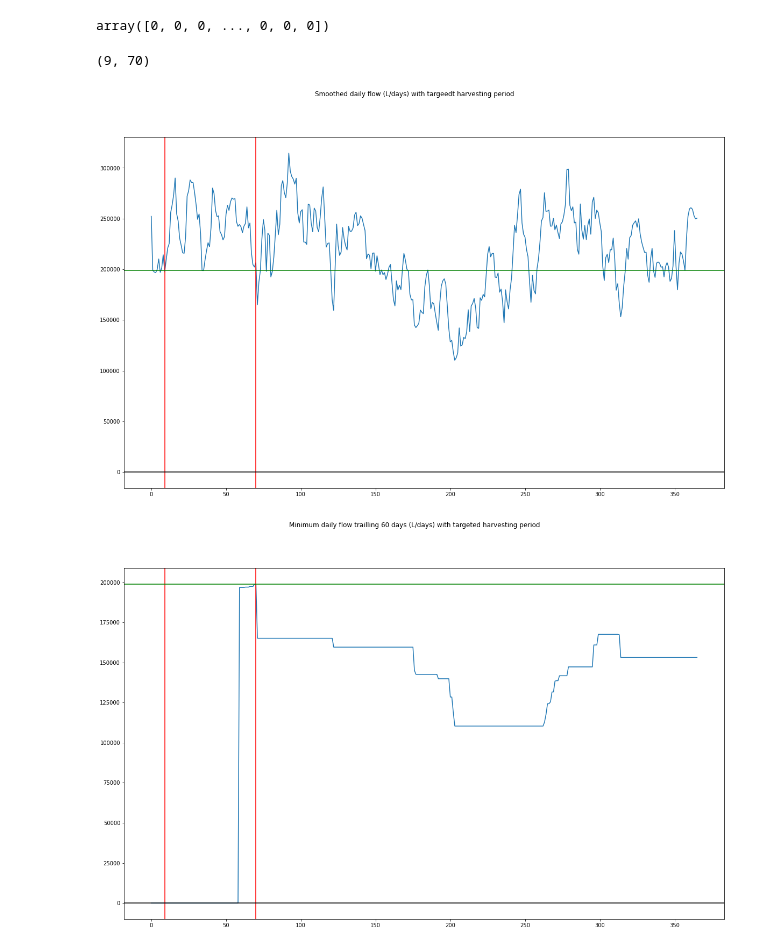
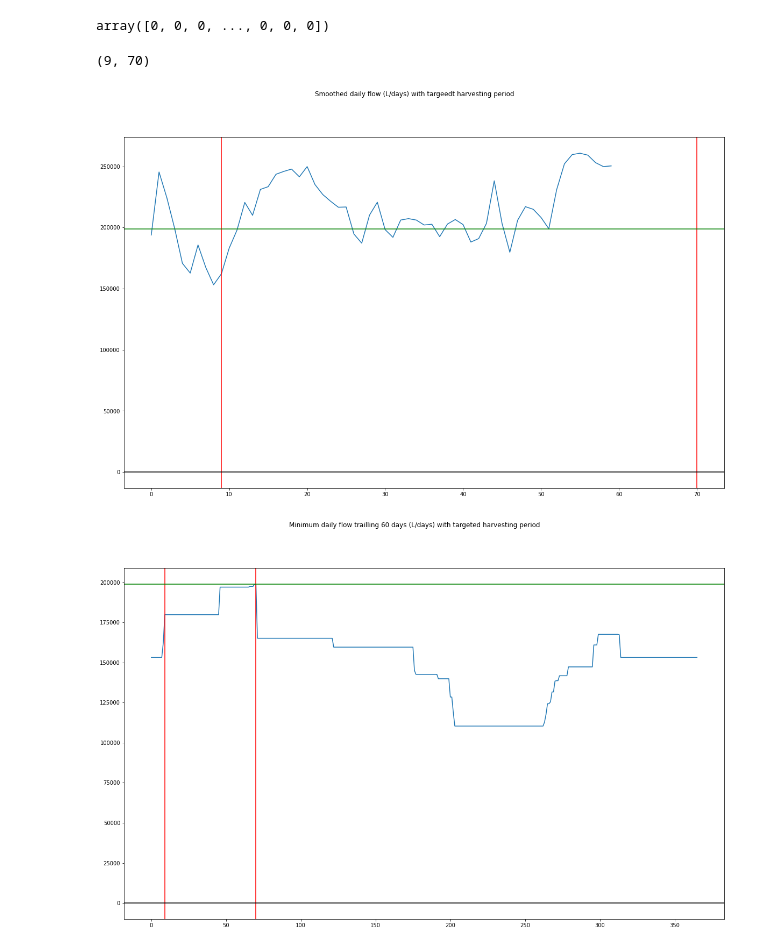
Before and after one commit to marcoboucas/irradiance, a Jupyter notebook: notebooks/best_harvesting_period.ipynb, the cells around one changed output. Saved outputs shown, nothing was run; the diff lists cells and outputs as text; code cells hidden in the pictures.

Commit message:
fix: Taking into account first days of year for the best harvesting period.

```diff
--- a/notebooks/best_harvesting_period.ipynb
+++ b/notebooks/best_harvesting_period.ipynb
@@ -9,7 +9,9 @@ import seaborn as sns
 sys.path.append('..')
 from src.data import load_data
 # %%
-data_2021 = load_data("../data", "2020")
+data_2021 = load_data("../data", "2021")
+data_2020 = load_data("../data", "2020")
+
 current_location = data_2021[:, 200, 200]
 # %%
 def compute_flow_rate_over_a_year(panel_size: int, point_data: np.array, panel_yield: float) -> np.array:
@@ -32,33 +34,37 @@ compute_flow_rate_over_a_year(4, current_location, 0.15)
 # %% [output]
 array([0, 0, 0, ..., 0, 0, 0])
 # %%
-def find_best_harvesting_period(yearly_flow_rate_15_min: np.array)-> tuple[int, int]:
+# During the growth process we need a one to two month period with 4 times more water than the rest of the year.
+# This period will define when we need to harvest plants
+ROLLING_WINDOW = 60
+
+def find_best_harvesting_period(yearly_flow_rate_15_min: np.array, last_year_flow_rate_15_min: np.array)-> tuple[int, int]:
     """
     Returns the best harvesting period for a given flow rate of water sampled every 15 minutes.
     yearly_flow_rate_15_min: flow rate of water sampled every 15 minute
+    last_year_flow_rate_15_min: flow rate of water sampled every 15 minute for the {window} days of last year
     returns: starting and ending index of the best period
     """
     daily_flow_rate = yearly_flow_rate_15_min.reshape((366, 96)).sum(axis=1)
+    last_year_daily_flow_rate = last_year_flow_rate_15_min.reshape((ROLLING_WINDOW, 96)).sum(axis=1)
 
     # We need to smooth the curve because some days with a lot clouds are adding to much noise
-    daily_flow_rate_series = pd.Series(daily_flow_rate)
+    daily_flow_rate_series = pd.concat([pd.Series(last_year_daily_flow_rate), pd.Series(daily_flow_rate)])
     daily_flow_rate_trailing_7_days = daily_flow_rate_series.rolling(window=7, min_periods=0).mean()
 
-    # During the growth process we need a one to two month period with 4 times more water than the rest of the year.
-    # This period will define when we need to harvest plants
-    ROLLING_WINDOW = 60
+    minimum_flow_trailing_60_days = daily_flow_rate_trailing_7_days.rolling(window=ROLLING_WINDOW).min()[ROLLING_WINDOW:]
 
-    minimum_flow_trailing_60_days = daily_flow_rate_trailing_7_days.rolling(window=ROLLING_WINDOW).min().fillna(0)
+    best_minimum_flow_rate_over_60_days = minimum_flow_trailing_60_days.max()
 
-    best_minimum_flow_rate_over_60_days = minimum_flow_trailing_60_days[ROLLING_WINDOW:].max()
-
-    # We have the maxi now we need days index
+    # We have the max value now we need days index
     days_with_best_minimum_flow_rate_over_60_days = minimum_flow_trailing_60_days[
         minimum_flow_trailing_60_days == best_minimum_flow_rate_over_60_days].index
 
     # As the minimum is computed over 60 previous days we subtract the time window
     period_start = days_with_best_minimum_flow_rate_over_60_days[0] - ROLLING_WINDOW
     period_end = days_with_best_minimum_flow_rate_over_60_days[-1]
+
+    daily_flow_rate_trailing_7_days = daily_flow_rate_trailing_7_days[:ROLLING_WINDOW]
 
     fig, ax = plt.subplots(1, 1, figsize=(20, 12))
     fig.suptitle("Smoothed daily flow (L/days) with targeedt harvesting period")
@@ -68,6 +74,7 @@ def find_best_harvesting_period(yearly_flow_rate_15_min: np.array)-> tuple[int,
     ax.axhline(y=best_minimum_flow_rate_over_60_days, color='g')
     ax.axhline(y=0, color='k')
     fig.show()
+
 
     fig, ax = plt.subplots(1, 1, figsize=(20, 12))
     fig.suptitle("Minimum daily flow trailling 60 days (L/days) with targeted harvesting period")
@@ -79,9 +86,11 @@ def find_best_harvesting_period(yearly_flow_rate_15_min: np.array)-> tuple[int,
     fig.show()
 
     return period_start, period_end
-# %%
-find_best_harvesting_period(compute_flow_rate_over_a_year(10, current_location, 0.15))
-# %% [output]
-(9, 70)
-[figure, removed]
-[figure, removed]
+# %%
+current_year_data = compute_flow_rate_over_a_year(10, current_location, 0.15)
+last_year_last_60_days = compute_flow_rate_over_a_year(10, current_location, 0.15)[-60*96:]
+find_best_harvesting_period(current_year_data, last_year_last_60_days)
+# %% [output]
+(9, 70)
+[figure, added]
+[figure, added]
```
